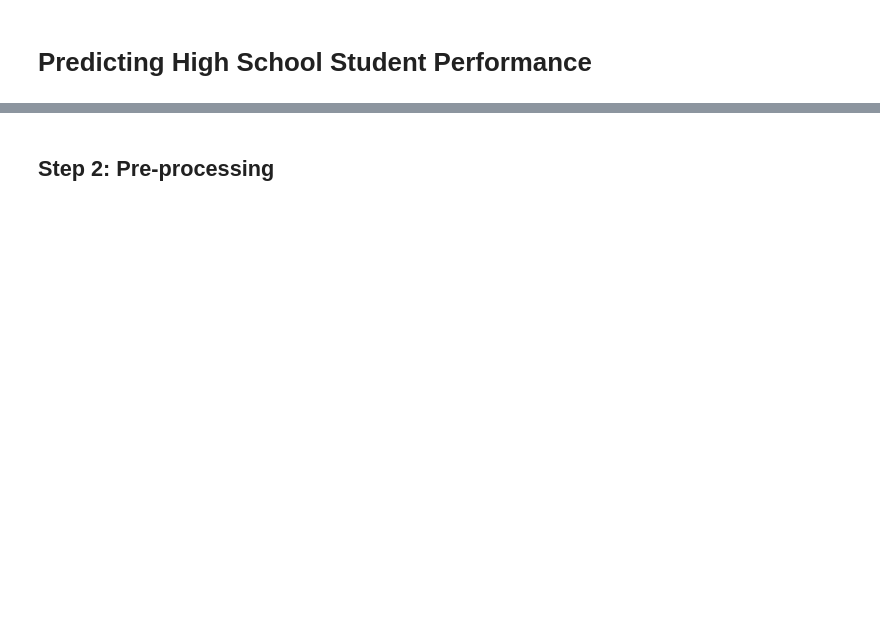
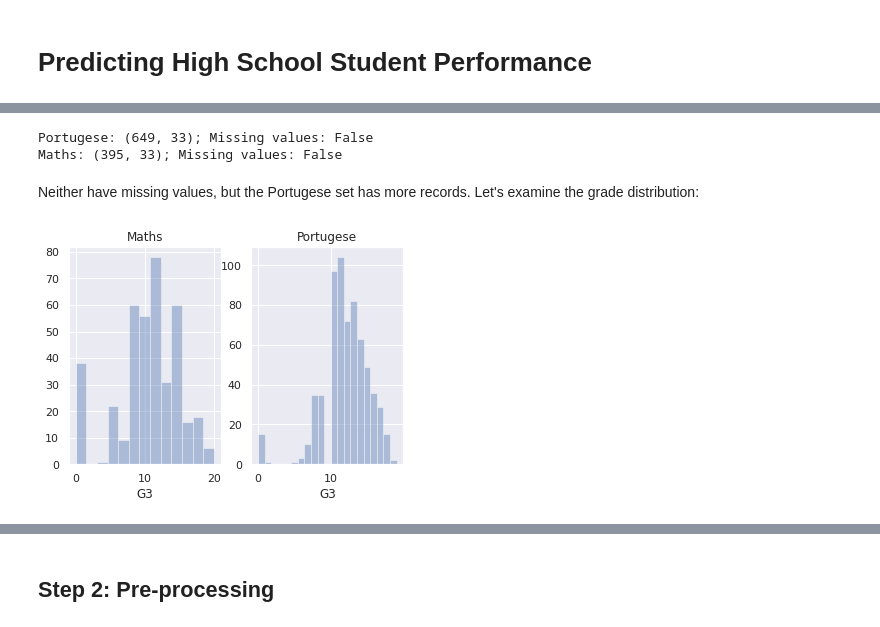
Before and after one commit to olga-khab/msa-predicting-performance, a Jupyter notebook: msa-project.ipynb, the cells around one changed output, grey strips where cells are left out. Cells and saved outputs as stored; diff of their text form; code cells hidden in the pictures; blank space fills up the shorter version.

```diff
--- a/msa-project.ipynb
+++ b/msa-project.ipynb
@@ -12,0 +23,19 @@ maths_df = pd.read_csv("student-mat.csv", sep=";")
+# %%
+# get nuber of rows, columns and check for N/A
+print("Portugese: {}; Missing values: {}".format(port_df.shape, port_df.isnull().values.any()))
+print("Maths: {}; Missing values: {}".format(maths_df.shape, maths_df.isnull().values.any()))
+# %% [output]
+Portugese: (649, 33); Missing values: False
+Maths: (395, 33); Missing values: False
+# %% [markdown]
+Neither have missing values, but the Portugese set has more records. Let's examine the grade distribution:
+# %%
+# Use Seaborn to plot G3 to check the distribution and if values make sense (are between 0 and 20)
+import seaborn as sn
+fig, ax =plt.subplots(1,2)
+sn.set(color_codes=True)
+sn.distplot(maths_df['G3'], kde=False, ax=ax[0]).set_title('Maths')
+sn.distplot(port_df['G3'], kde=False, ax=ax[1]).set_title('Portugese')
+fig.show()
+# %% [output]
+[figure, added]
```
Also changed, not shown: parts of 31 cells of this notebook.
